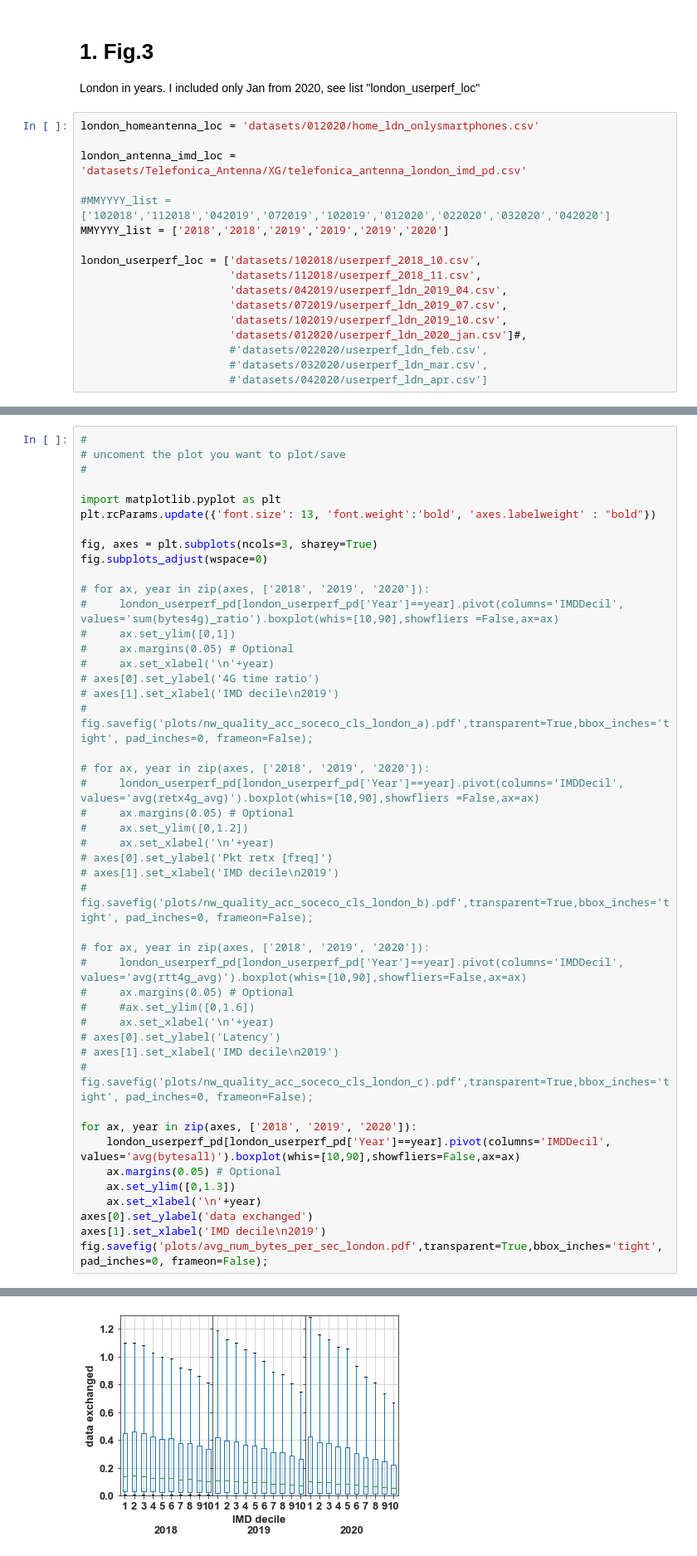
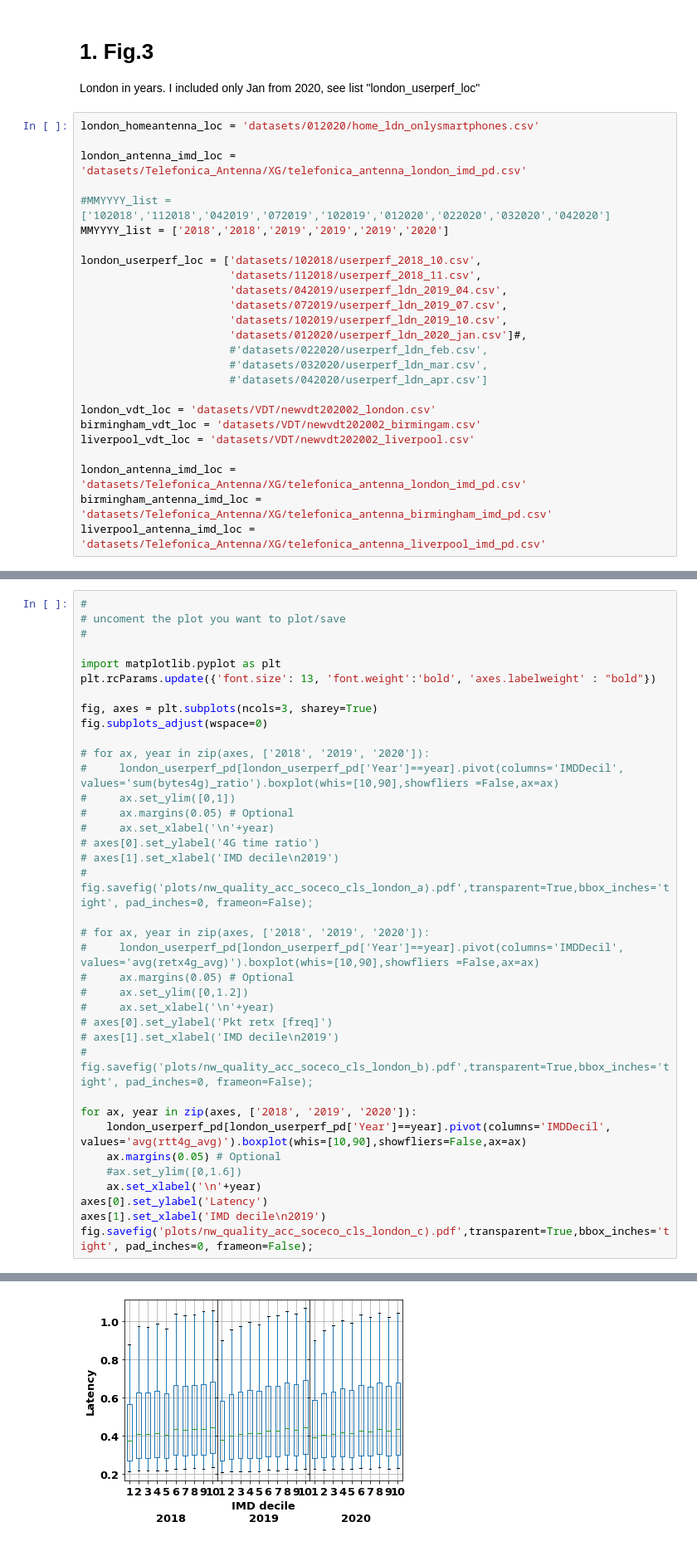
Before and after one commit to 5uperpalo/Telefonica, a Jupyter notebook: IMC2020/IMC2020_figures.ipynb, the cells around one changed output, grey strips where cells are left out. Shown at 83% size. Saved outputs shown, nothing was run; the diff lists cells and outputs as text.

Commit message:
updated plots

```diff
--- a/IMC2020/IMC2020_figures.ipynb
+++ b/IMC2020/IMC2020_figures.ipynb
@@ -29,6 +29,14 @@ london_userperf_loc = ['datasets/102018/userperf_2018_10.csv',
                        #'datasets/022020/userperf_ldn_feb.csv',
                        #'datasets/032020/userperf_ldn_mar.csv',
                        #'datasets/042020/userperf_ldn_apr.csv']
+
+london_vdt_loc = 'datasets/VDT/newvdt202002_london.csv'
+birmingham_vdt_loc = 'datasets/VDT/newvdt202002_birmingam.csv'
+liverpool_vdt_loc = 'datasets/VDT/newvdt202002_liverpool.csv'
+
+london_antenna_imd_loc = 'datasets/Telefonica_Antenna/XG/telefonica_antenna_london_imd_pd.csv'
+birmingham_antenna_imd_loc = 'datasets/Telefonica_Antenna/XG/telefonica_antenna_birmingham_imd_pd.csv'
+liverpool_antenna_imd_loc = 'datasets/Telefonica_Antenna/XG/telefonica_antenna_liverpool_imd_pd.csv'
 # %%
 #
 # read all files to 1 dataframe
@@ -67,47 +75,38 @@ london_userperf_pd['sum(bytes4g)_ratio'] = london_userperf_pd['sum(bytes4g)']/lo
 import matplotlib.pyplot as plt
 plt.rcParams.update({'font.size': 13, 'font.weight':'bold', 'axes.labelweight' : "bold"})
 
 fig, axes = plt.subplots(ncols=3, sharey=True)
 fig.subplots_adjust(wspace=0)
 
 # for ax, year in zip(axes, ['2018', '2019', '2020']):
 #     london_userperf_pd[london_userperf_pd['Year']==year].pivot(columns='IMDDecil', values='sum(bytes4g)_ratio').boxplot(whis=[10,90],showfliers =False,ax=ax)
 #     ax.set_ylim([0,1])
 #     ax.margins(0.05) # Optional
 #     ax.set_xlabel('\n'+year)
 # axes[0].set_ylabel('4G time ratio')
 # axes[1].set_xlabel('IMD decile\n2019')
 # fig.savefig('plots/nw_quality_acc_soceco_cls_london_a).pdf',transparent=True,bbox_inches='tight', pad_inches=0, frameon=False);
 
 # for ax, year in zip(axes, ['2018', '2019', '2020']):
 #     london_userperf_pd[london_userperf_pd['Year']==year].pivot(columns='IMDDecil', values='avg(retx4g_avg)').boxplot(whis=[10,90],showfliers =False,ax=ax)
 #     ax.margins(0.05) # Optional
 #     ax.set_ylim([0,1.2])
 #     ax.set_xlabel('\n'+year)
 # axes[0].set_ylabel('Pkt retx [freq]')
 # axes[1].set_xlabel('IMD decile\n2019')
 # fig.savefig('plots/nw_quality_acc_soceco_cls_london_b).pdf',transparent=True,bbox_inches='tight', pad_inches=0, frameon=False);
 
-# for ax, year in zip(axes, ['2018', '2019', '2020']):
-#     london_userperf_pd[london_userperf_pd['Year']==year].pivot(columns='IMDDecil', values='avg(rtt4g_avg)').boxplot(whis=[10,90],showfliers=False,ax=ax)
-#     ax.margins(0.05) # Optional
-#     #ax.set_ylim([0,1.6])
-#     ax.set_xlabel('\n'+year)
-# axes[0].set_ylabel('Latency')
-# axes[1].set_xlabel('IMD decile\n2019')
-# fig.savefig('plots/nw_quality_acc_soceco_cls_london_c).pdf',transparent=True,bbox_inches='tight', pad_inches=0, frameon=False);
-
 for ax, year in zip(axes, ['2018', '2019', '2020']):
-    london_userperf_pd[london_userperf_pd['Year']==year].pivot(columns='IMDDecil', values='avg(bytesall)').boxplot(whis=[10,90],showfliers=False,ax=ax)
+    london_userperf_pd[london_userperf_pd['Year']==year].pivot(columns='IMDDecil', values='avg(rtt4g_avg)').boxplot(whis=[10,90],showfliers=False,ax=ax)
     ax.margins(0.05) # Optional
-    ax.set_ylim([0,1.3])
+    #ax.set_ylim([0,1.6])
     ax.set_xlabel('\n'+year)
-axes[0].set_ylabel('data exchanged')
+axes[0].set_ylabel('Latency')
 axes[1].set_xlabel('IMD decile\n2019')
-fig.savefig('plots/avg_num_bytes_per_sec_london.pdf',transparent=True,bbox_inches='tight', pad_inches=0, frameon=False);
+fig.savefig('plots/nw_quality_acc_soceco_cls_london_c).pdf',transparent=True,bbox_inches='tight', pad_inches=0, frameon=False);
 # %% [output]
 The frameon kwarg was deprecated in Matplotlib 3.1 and will be removed in 3.3. Use facecolor instead.
-[figure, old version]
+[figure, new version]
 # %% [markdown]
 # 2. Fig. 4 & Fig. 6
 Common code for both figures.
```
Also changed, not shown: parts of 9 cells of this notebook, 1 other file.
